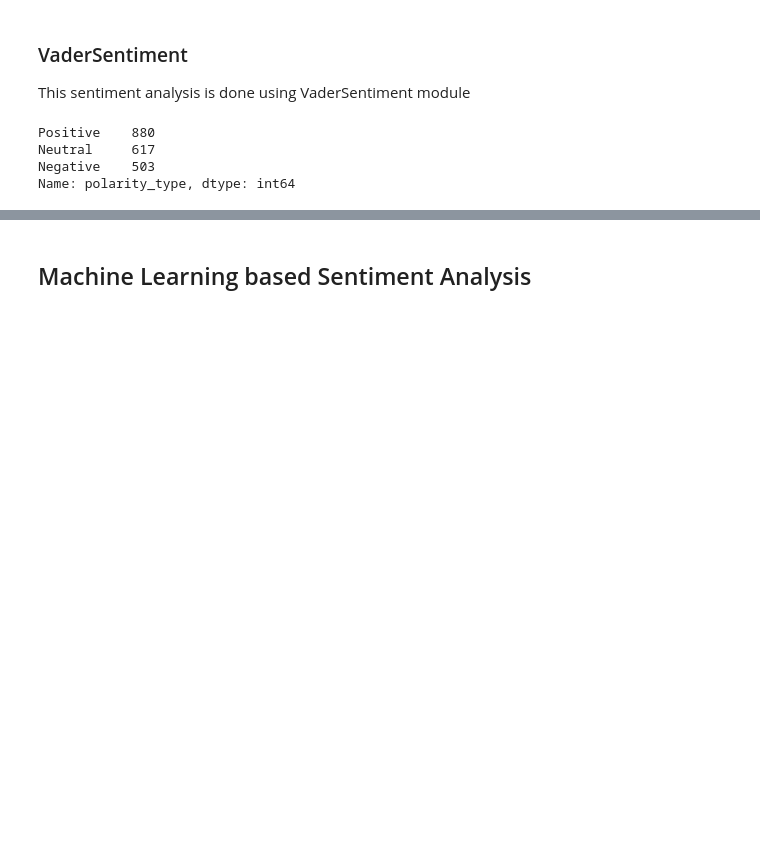
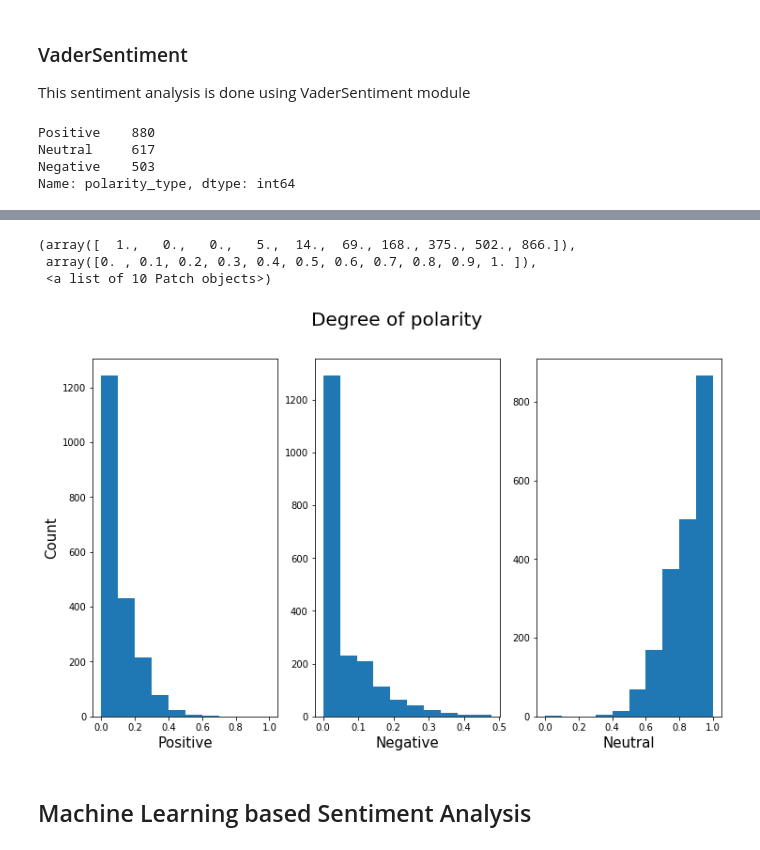
Before and after one commit to AnuragAnalog/Twitter-Data-Analysis, a Jupyter notebook: Sentiment Analysis for Twitter Data.ipynb, the cells around one changed output, grey strips where cells are left out. Saved outputs shown, nothing was run; the diff lists cells and outputs as text; code cells hidden in the pictures; blank space fills up the shorter version.

```diff
--- a/Sentiment Analysis for Twitter Data.ipynb
+++ b/Sentiment Analysis for Twitter Data.ipynb
@@ -178,2 +215,20 @@ Name: polarity_type, dtype: int64
+# %%
+# Degree of polarity
+
+fig, ax = plt.subplots(nrows=1, ncols=3)
+fig.suptitle("Degree of polarity", fontsize=20)
+ax[0].set_xlabel("Positive", fontsize=15)
+ax[1].set_xlabel("Negative", fontsize=15)
+ax[2].set_xlabel("Neutral", fontsize=15)
+ax[0].set_ylabel("Count", fontsize=15)
+
+ax[0].hist(data2['positive'])
+ax[1].hist(data2['negative'])
+ax[2].hist(data2['neutral'])
+# %% [output]
+(array([  1.,   0.,   0.,   5.,  14.,  69., 168., 375., 502., 866.]),
+ array([0. , 0.1, 0.2, 0.3, 0.4, 0.5, 0.6, 0.7, 0.8, 0.9, 1. ]),
+ <a list of 10 Patch objects>)
+[figure, added]
 # %% [markdown]
 ## Machine Learning based Sentiment Analysis
```
Also changed, not shown: parts of 29 cells of this notebook.
